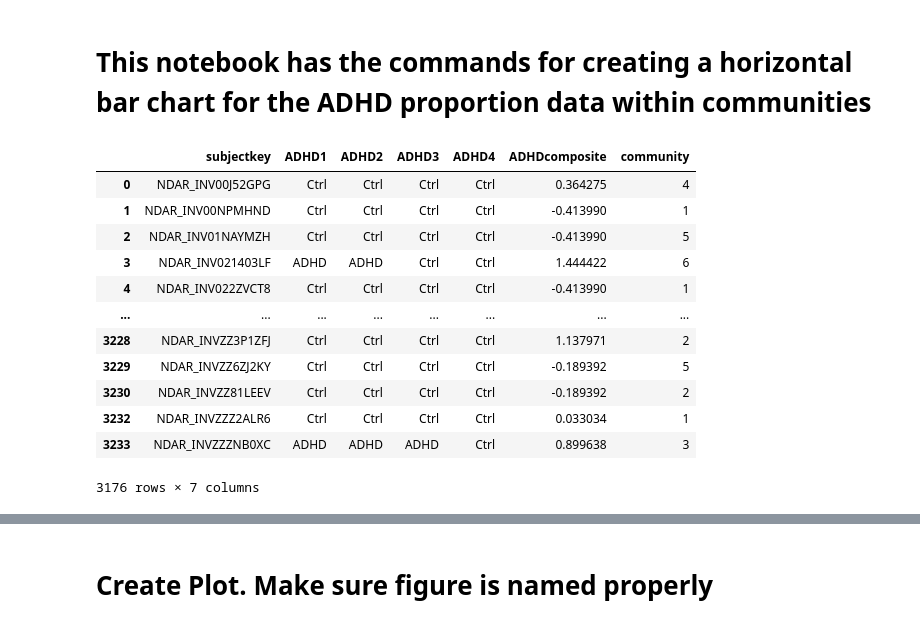
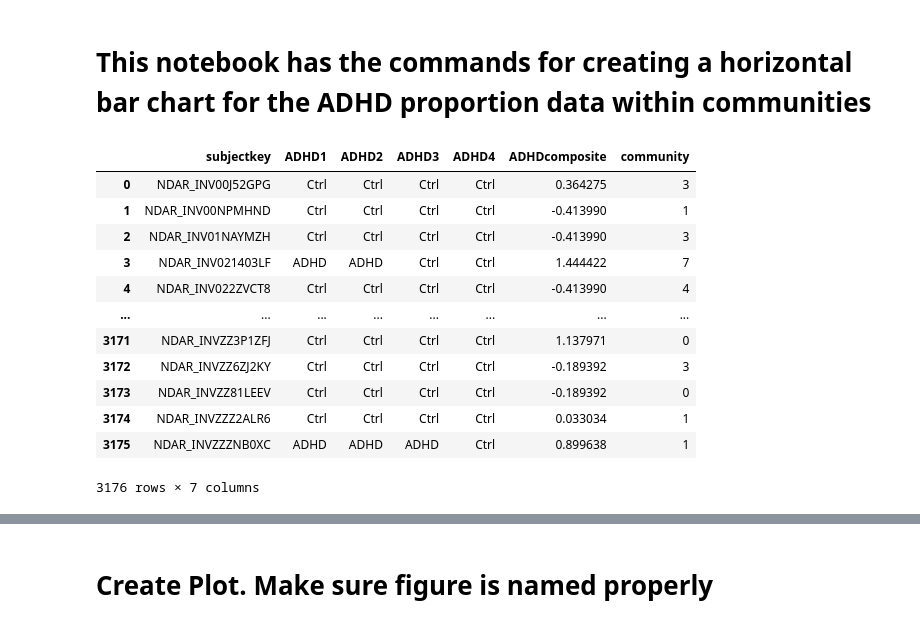
Before and after one commit to lundq163/FRF_results_viz, a Jupyter notebook: refactor/ADHD_horiz_label_fig.ipynb, the cells around one changed output, grey strips where cells are left out. Drawn from its saved outputs; the diff is of its cells as text; code cells hidden in the pictures.

```diff
--- a/refactor/ADHD_horiz_label_fig.ipynb
+++ b/refactor/ADHD_horiz_label_fig.ipynb
@@ -7,27 +7,27 @@ import matplotlib.pyplot as plt
 # %%
 #filtered_data_arms1 = pd.read_csv("/home/faird/lundq163/projects/FRF_results_viz/GBM_work/fluid_ADHDscores_ARMS2_arms1xgb_merged.csv")
 #filtered_data_arms2 = pd.read_csv("/home/faird/lundq163/projects/FRF_results_viz/GBM_work/fluid_ADHDscores_ARMS1_arms2xgb_merged.csv")
-#filtered_data_arms1 = pd.read_csv("/home/faird/lundq163/projects/FRF_results_viz/GBM_work/list_ADHDscores_ARMS2_arms1xgb_merged.csv")
-#filtered_data_arms2= pd.read_csv("/home/faird/lundq163/projects/FRF_results_viz/GBM_work/list_ADHDscores_ARMS1_arms2xgb_merged.csv")
-data_arms1 = pd.read_csv("/home/feczk001/shared/projects/FEZ_USERS/feczk001/UPPS_ABCD_FRF/code/jacob/ADHDscores_list_ARMS1_merged.csv")
-data_arms2 = pd.read_csv("/home/feczk001/shared/projects/FEZ_USERS/feczk001/UPPS_ABCD_FRF/code/jacob/ADHDscores_list_ARMS2_merged.csv")
+filtered_data_arms1 = pd.read_csv("/home/faird/lundq163/projects/FRF_results_viz/GBM_work/list_ADHDscores_ARMS2_arms1xgb_merged.csv")
+filtered_data_arms2= pd.read_csv("/home/faird/lundq163/projects/FRF_results_viz/GBM_work/list_ADHDscores_ARMS1_arms2xgb_merged.csv")
+#data_arms1 = pd.read_csv("/home/feczk001/shared/projects/FEZ_USERS/feczk001/UPPS_ABCD_FRF/code/jacob/ADHDscores_list_ARMS1_merged.csv")
+#data_arms2 = pd.read_csv("/home/feczk001/shared/projects/FEZ_USERS/feczk001/UPPS_ABCD_FRF/code/jacob/ADHDscores_list_ARMS2_merged.csv")
 #data_arms1 = pd.read_csv("/home/feczk001/shared/projects/FEZ_USERS/feczk001/UPPS_ABCD_FRF/code/jacob/ADHDscores_fluid_ARMS1_merged.csv")
 #data_arms2 = pd.read_csv("/home/feczk001/shared/projects/FEZ_USERS/feczk001/UPPS_ABCD_FRF/code/jacob/ADHDscores_fluid_ARMS2_merged.csv")
-#data_arms2 = pd.read_csv("/home/feczk001/shared/projects/FEZ_USERS/feczk001/UPPS_ABCD_FRF/code/jacob/ADHDscores_list_ARMS2_merged.csv")
-filtered_data_arms2
+filtered_data_arms1
+#data_arms1
 # %% [output]
 |  | subjectkey | ADHD1 | ADHD2 | ADHD3 | ADHD4 | ADHDcomposite | community |
-| 0 | NDAR_INV00J52GPG | Ctrl | Ctrl | Ctrl | Ctrl | 0.364275 | 4 |
+| 0 | NDAR_INV00J52GPG | Ctrl | Ctrl | Ctrl | Ctrl | 0.364275 | 3 |
 | 1 | NDAR_INV00NPMHND | Ctrl | Ctrl | Ctrl | Ctrl | -0.413990 | 1 |
-| 2 | NDAR_INV01NAYMZH | Ctrl | Ctrl | Ctrl | Ctrl | -0.413990 | 5 |
-| 3 | NDAR_INV021403LF | ADHD | ADHD | Ctrl | Ctrl | 1.444422 | 6 |
-| 4 | NDAR_INV022ZVCT8 | Ctrl | Ctrl | Ctrl | Ctrl | -0.413990 | 1 |
+| 2 | NDAR_INV01NAYMZH | Ctrl | Ctrl | Ctrl | Ctrl | -0.413990 | 3 |
+| 3 | NDAR_INV021403LF | ADHD | ADHD | Ctrl | Ctrl | 1.444422 | 7 |
+| 4 | NDAR_INV022ZVCT8 | Ctrl | Ctrl | Ctrl | Ctrl | -0.413990 | 4 |
 | ... | ... | ... | ... | ... | ... | ... | ... |
-| 3228 | NDAR_INVZZ3P1ZFJ | Ctrl | Ctrl | Ctrl | Ctrl | 1.137971 | 2 |
-| 3229 | NDAR_INVZZ6ZJ2KY | Ctrl | Ctrl | Ctrl | Ctrl | -0.189392 | 5 |
-| 3230 | NDAR_INVZZ81LEEV | Ctrl | Ctrl | Ctrl | Ctrl | -0.189392 | 2 |
-| 3232 | NDAR_INVZZZ2ALR6 | Ctrl | Ctrl | Ctrl | Ctrl | 0.033034 | 1 |
-| 3233 | NDAR_INVZZZNB0XC | ADHD | ADHD | ADHD | Ctrl | 0.899638 | 3 |
+| 3171 | NDAR_INVZZ3P1ZFJ | Ctrl | Ctrl | Ctrl | Ctrl | 1.137971 | 0 |
+| 3172 | NDAR_INVZZ6ZJ2KY | Ctrl | Ctrl | Ctrl | Ctrl | -0.189392 | 3 |
+| 3173 | NDAR_INVZZ81LEEV | Ctrl | Ctrl | Ctrl | Ctrl | -0.189392 | 0 |
+| 3174 | NDAR_INVZZZ2ALR6 | Ctrl | Ctrl | Ctrl | Ctrl | 0.033034 | 1 |
+| 3175 | NDAR_INVZZZNB0XC | ADHD | ADHD | ADHD | Ctrl | 0.899638 | 1 |
 3176 rows × 7 columns
 # %%
 #currently keeping all communities, regardless of size, because we are trying to evaluate across the arms with the overfit xgb model
```
Also changed, not shown: parts of 17 cells of this notebook, 49 other files.
